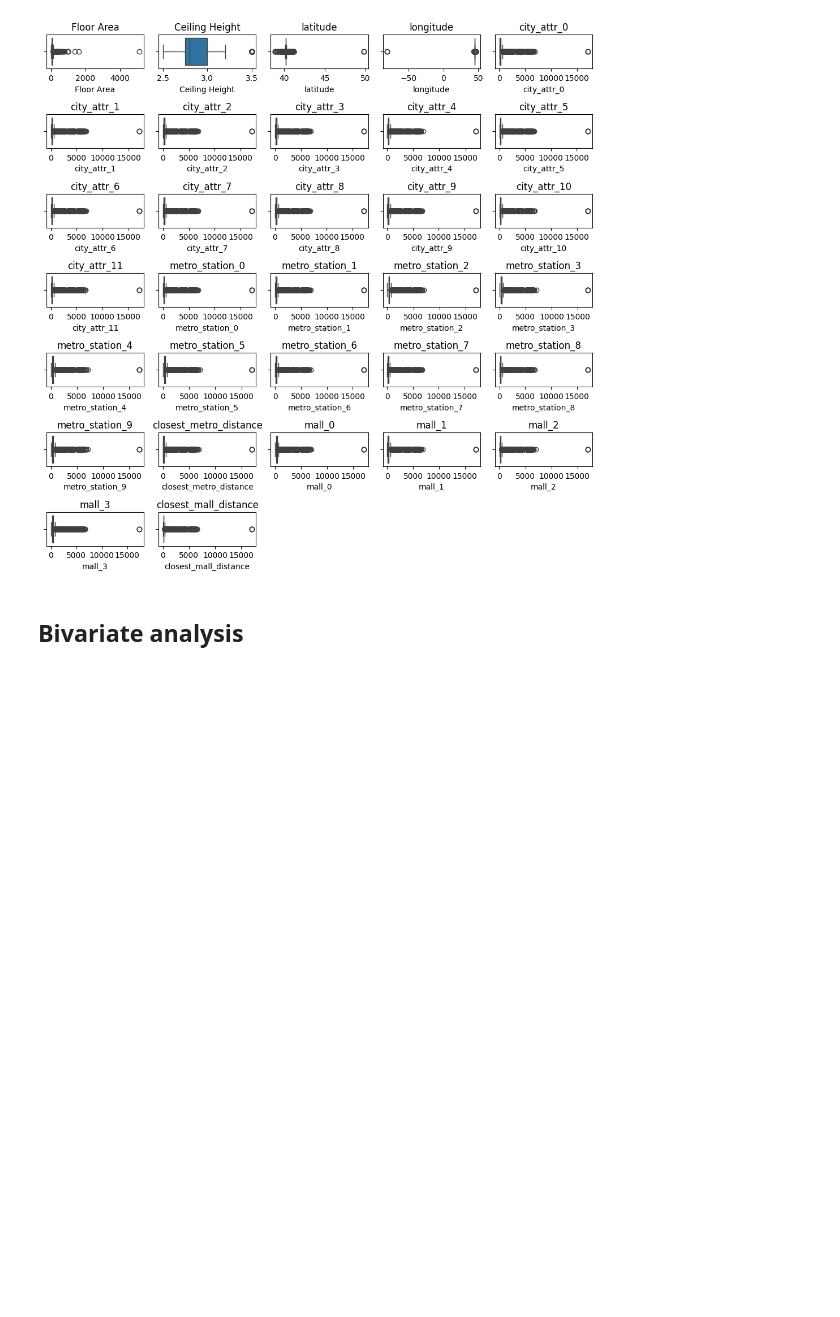
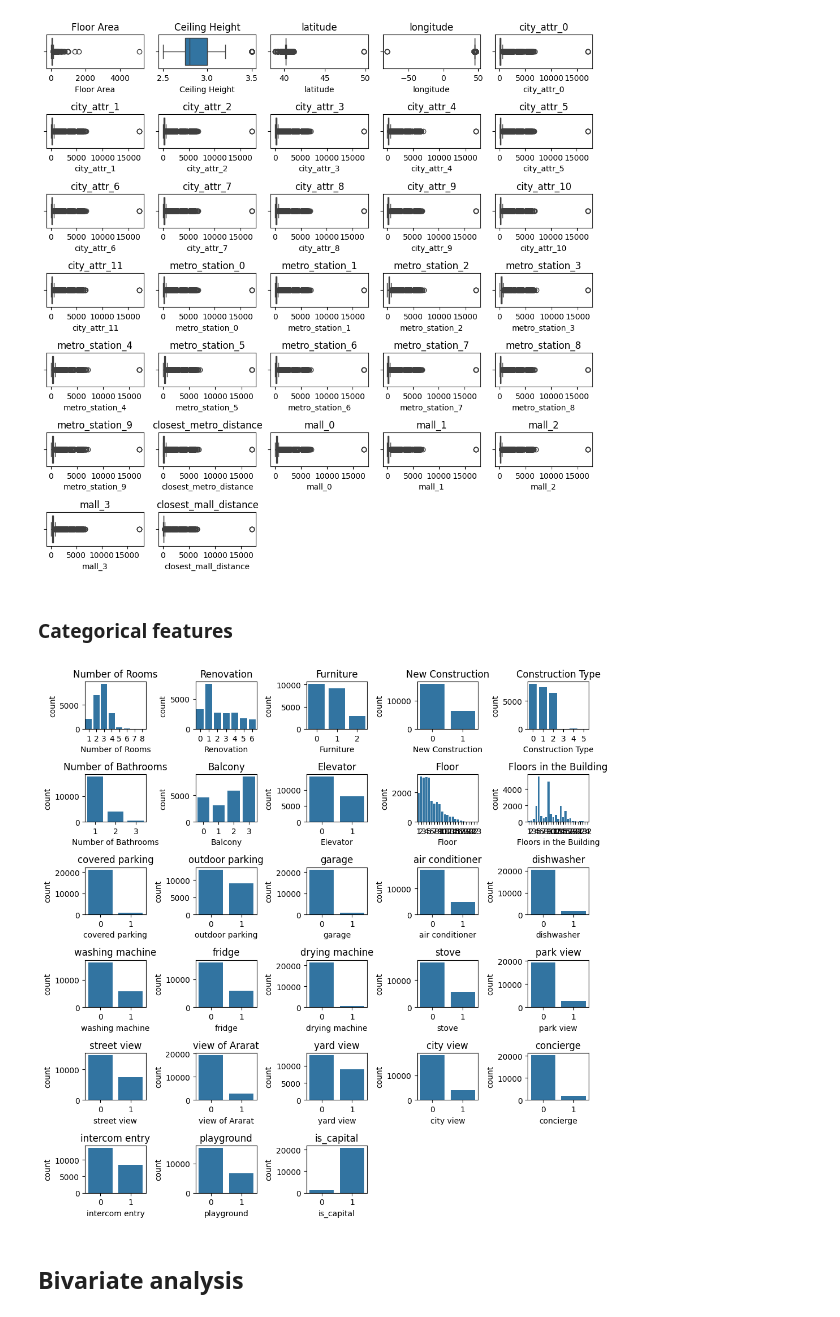
Before and after one commit to VaheC/ArmenianHousePrices, a Jupyter notebook: notebooks/EDA.ipynb, the cells around one changed output. Cells and saved outputs as stored; diff of their text form; code cells hidden in the pictures; blank space fills up the shorter version.

Commit message:
uni and bi-variate analysis for categorical features added

```diff
--- a/notebooks/EDA.ipynb
+++ b/notebooks/EDA.ipynb
@@ -1526,6 +1526,23 @@ for feat in num_feats_list:
 plt.tight_layout()
 # %% [output]
 [figure]
+# %% [markdown]
+### Categorical features
+# %%
+selected_ncols = 5
+
+selected_nrows = int((len(cat_feats_list) - len(cat_feats_list) % selected_ncols) / selected_ncols)
+if len(cat_feats_list) % selected_ncols != 0:
+    selected_nrows += 1
+
+fig = plt.figure(figsize=(10, 10))
+for feat in cat_feats_list:
+    plt.subplot(selected_nrows, selected_ncols, cat_feats_list.index(feat)+1)
+    sns.countplot(x=feat, data=data)
+    plt.title(feat)
+plt.tight_layout()
+# %% [output]
+[figure, added]
 # %% [markdown]
 ## Bivariate analysis
 # %% [markdown]
```
Also changed, not shown: parts of 3 cells of this notebook.
